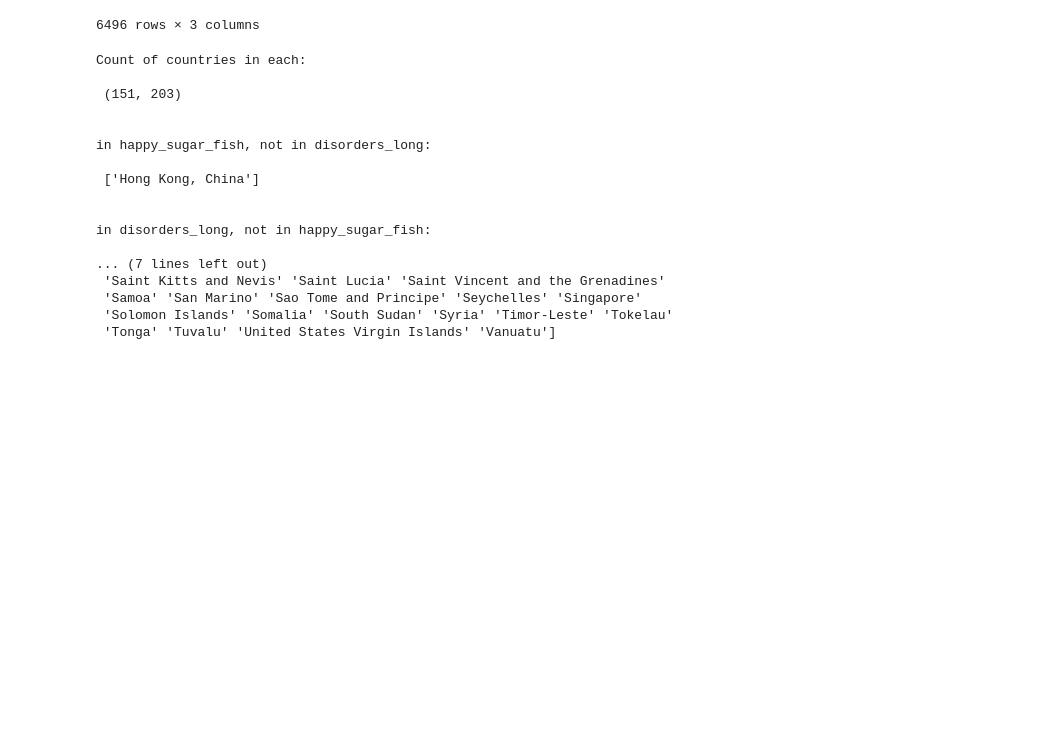
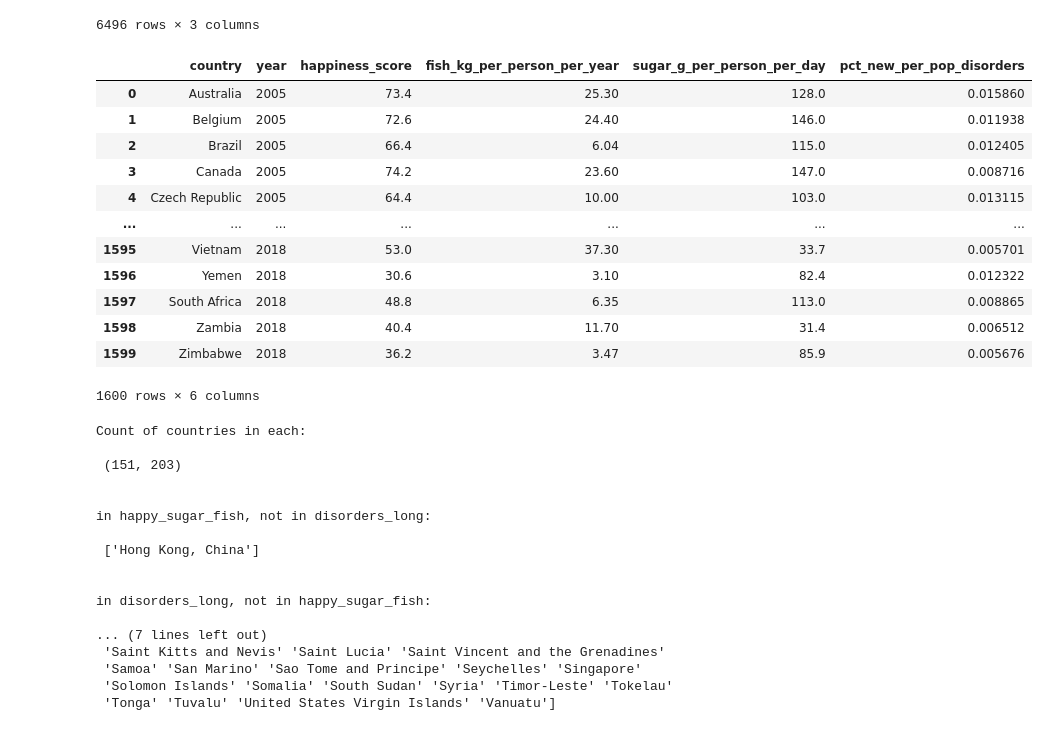
Before and after one commit to DrewRichard7/world_happiness_ar, a Jupyter notebook: notebooks/ar_data_cleaning.ipynb, the cells around one changed output. Cells and saved outputs as stored; diff of their text form; code cells hidden in the pictures; blank space fills up the shorter version.

Commit message:
renamed cols in csv, plotted disorders over time

```diff
--- a/notebooks/ar_data_cleaning.ipynb
+++ b/notebooks/ar_data_cleaning.ipynb
@@ -113,8 +119,27 @@ disorders_long
 # %%
 # merge dfs on country and year
 happy_fish = pd.merge(happiness_long, fish_long, on=['country', 'year'], how='inner').dropna()
 happy_sugar_fish = pd.merge(happy_fish, sugar_long, on=['country', 'year'], how='inner').dropna()
 happy_sad_sugar_fish = pd.merge(happy_sugar_fish, disorders_long, on=['country', 'year'], how='inner').dropna()
+happy_sad_sugar_fish = happy_sad_sugar_fish.rename(
+    columns={'sugar_per_cap':'sugar_g_per_person_per_day',
+             'pcp_fish_consumption':'fish_kg_per_person_per_year'}
+             )
+happy_sad_sugar_fish
+# %% [output]
+|  | country | year | happiness_score | fish_kg_per_person_per_year | sugar_g_per_person_per_day | pct_new_per_pop_disorders |
+| 0 | Australia | 2005 | 73.4 | 25.30 | 128.0 | 0.015860 |
+| 1 | Belgium | 2005 | 72.6 | 24.40 | 146.0 | 0.011938 |
+| 2 | Brazil | 2005 | 66.4 | 6.04 | 115.0 | 0.012405 |
+| 3 | Canada | 2005 | 74.2 | 23.60 | 147.0 | 0.008716 |
+| 4 | Czech Republic | 2005 | 64.4 | 10.00 | 103.0 | 0.013115 |
+| ... | ... | ... | ... | ... | ... | ... |
+| 1595 | Vietnam | 2018 | 53.0 | 37.30 | 33.7 | 0.005701 |
+| 1596 | Yemen | 2018 | 30.6 | 3.10 | 82.4 | 0.012322 |
+| 1597 | South Africa | 2018 | 48.8 | 6.35 | 113.0 | 0.008865 |
+| 1598 | Zambia | 2018 | 40.4 | 11.70 | 31.4 | 0.006512 |
+| 1599 | Zimbabwe | 2018 | 36.2 | 3.47 | 85.9 | 0.005676 |
+1600 rows × 6 columns
 # %%
 # see if countries are the same in each df
 print(f'Count of countries in each:\n\n {happy_sugar_fish["country"].nunique(), disorders_long["country"].nunique()}\n\n')
```
Also changed, not shown: parts of 7 cells of this notebook, 2 other files.
